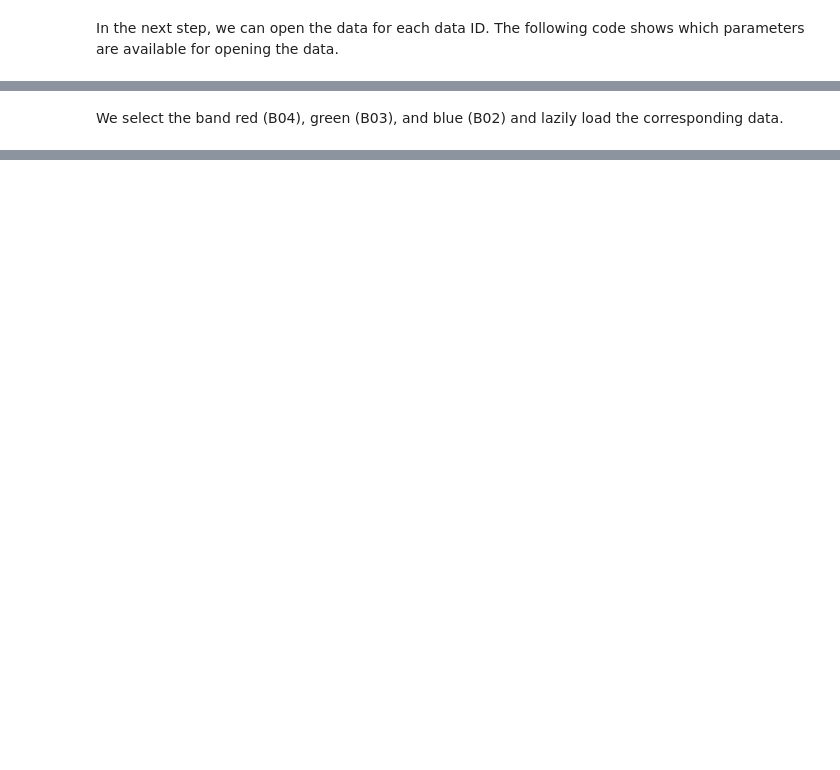
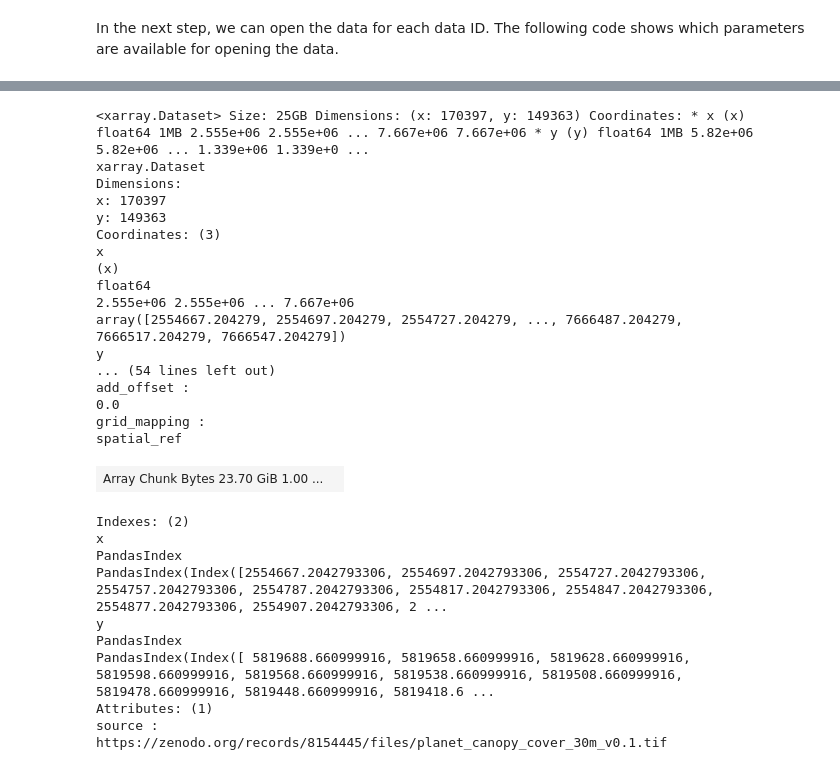
Before and after one commit to xcube-dev/xcube-zenodo, a Jupyter notebook: examples/zenodo_data_store.ipynb, the cells around one changed output, grey strips where cells are left out. Drawn from its saved outputs; the diff is of its cells as text; code cells hidden in the pictures; blank space fills up the shorter version.

```diff
--- a/examples/zenodo_data_store.ipynb
+++ b/examples/zenodo_data_store.ipynb
@@ -116,3 +81,9 @@ Wall time: 92 μs
 <xcube.util.jsonschema.JsonObjectSchema at 0x...>
-# %% [markdown]
-We select the band red (B04), green (B03), and blue (B02) and lazily load the corresponding data.
+# %%
+%%time
+ds = store.open_data(
+    "8154445/planet_canopy_cover_30m_v0.1.tif",
+    tile_size=(1024, 1024)
+)
+ds
+# %% [output]
@@ -118,0 +92,28 @@ We select the band red (B04), green (B03), and blue (B02) and lazily load the co
+<xarray.Dataset> Size: 25GB Dimensions: (x: 170397, y: 149363) Coordinates: * x (x) float64 1MB 2.555e+06 2.555e+06 ... 7.667e+06 7.667e+06 * y (y) float64 1MB 5.82e+06 5.82e+06 ... 1.339e+06 1.339e+0 ...
+xarray.Dataset
+Dimensions:
+x: 170397
+y: 149363
+Coordinates: (3)
+x
+(x)
+float64
+2.555e+06 2.555e+06 ... 7.667e+06
+array([2554667.204279, 2554697.204279, 2554727.204279, ..., 7666487.204279, 7666517.204279, 7666547.204279])
+y
+... (54 lines left out)
+add_offset :
+0.0
+grid_mapping :
+spatial_ref
+| Array Chunk Bytes 23.70 GiB 1.00 ... |  |
+Indexes: (2)
+x
+PandasIndex
+PandasIndex(Index([2554667.2042793306, 2554697.2042793306, 2554727.2042793306, 2554757.2042793306, 2554787.2042793306, 2554817.2042793306, 2554847.2042793306, 2554877.2042793306, 2554907.2042793306, 2 ...
+y
+PandasIndex
+PandasIndex(Index([ 5819688.660999916, 5819658.660999916, 5819628.660999916, 5819598.660999916, 5819568.660999916, 5819538.660999916, 5819508.660999916, 5819478.660999916, 5819448.660999916, 5819418.6 ...
+Attributes: (1)
+source :
+https://zenodo.org/records/8154445/files/planet_canopy_cover_30m_v0.1.tif
```
Also changed, not shown: parts of 34 cells of this notebook, 2 other files.
